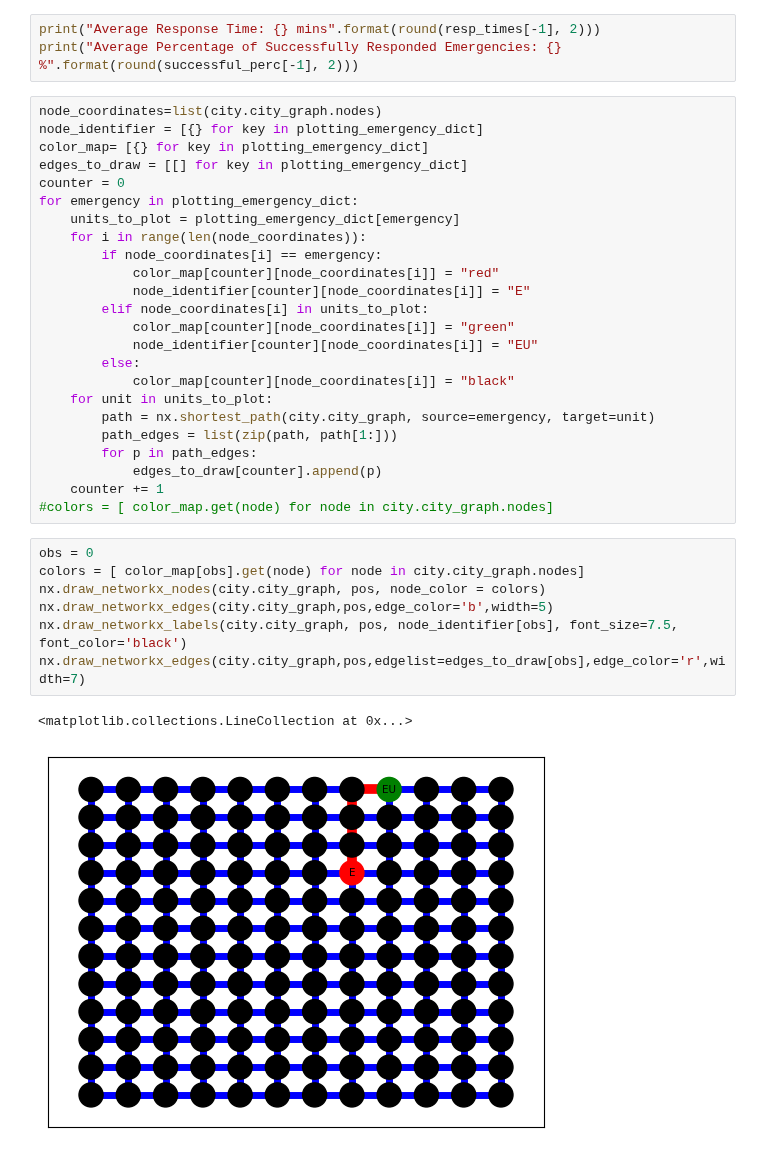
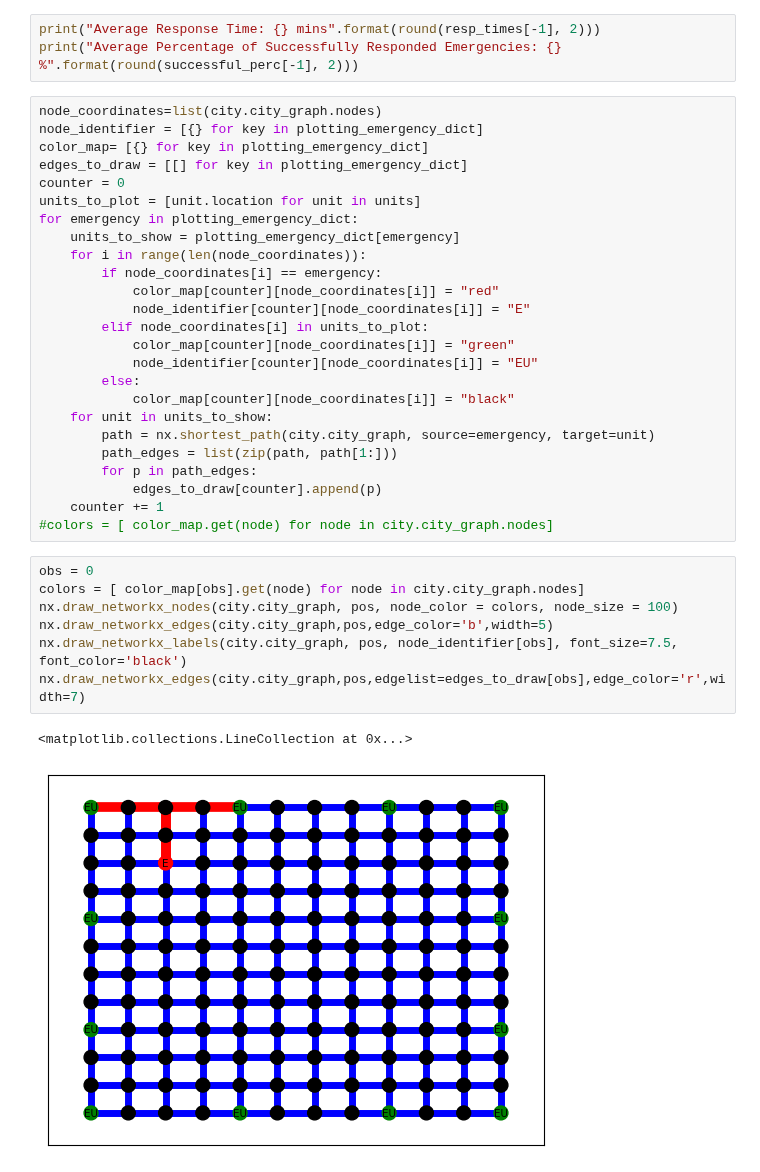
Before and after one commit to Praetor07/CityPlanner_MonteCarlo-Sim, a Jupyter notebook: Emergency Response Simulation Visualization.ipynb, the cells around one changed output. Drawn from its saved outputs; the diff is of its cells as text.

```diff
--- a/Emergency Response Simulation Visualization.ipynb
+++ b/Emergency Response Simulation Visualization.ipynb
@@ -58,8 +58,9 @@ node_identifier = [{} for key in plotting_emergency_dict]
 color_map= [{} for key in plotting_emergency_dict]
 edges_to_draw = [[] for key in plotting_emergency_dict]
 counter = 0
+units_to_plot = [unit.location for unit in units]
 for emergency in plotting_emergency_dict:
-    units_to_plot = plotting_emergency_dict[emergency]
+    units_to_show = plotting_emergency_dict[emergency]
     for i in range(len(node_coordinates)):
         if node_coordinates[i] == emergency:
             color_map[counter][node_coordinates[i]] = "red"
@@ -69,7 +70,7 @@ for emergency in plotting_emergency_dict:
             node_identifier[counter][node_coordinates[i]] = "EU"
         else:
             color_map[counter][node_coordinates[i]] = "black"
-    for unit in units_to_plot:
+    for unit in units_to_show:
         path = nx.shortest_path(city.city_graph, source=emergency, target=unit)
         path_edges = list(zip(path, path[1:]))
         for p in path_edges:
@@ -79,13 +80,13 @@ for emergency in plotting_emergency_dict:
 # %%
 obs = 0
 colors = [ color_map[obs].get(node) for node in city.city_graph.nodes]
-nx.draw_networkx_nodes(city.city_graph, pos, node_color = colors)
+nx.draw_networkx_nodes(city.city_graph, pos, node_color = colors, node_size = 100)
 nx.draw_networkx_edges(city.city_graph,pos,edge_color='b',width=5)
 nx.draw_networkx_labels(city.city_graph, pos, node_identifier[obs], font_size=7.5, font_color='black')
 nx.draw_networkx_edges(city.city_graph,pos,edgelist=edges_to_draw[obs],edge_color='r',width=7)
 # %% [output]
 <matplotlib.collections.LineCollection at 0x...>
-[figure, old version]
+[figure, new version]
 # %%
 obs = 1
 colors = [ color_map[obs].get(node) for node in city.city_graph.nodes]
```
Also changed, not shown: parts of 2 cells of this notebook.
